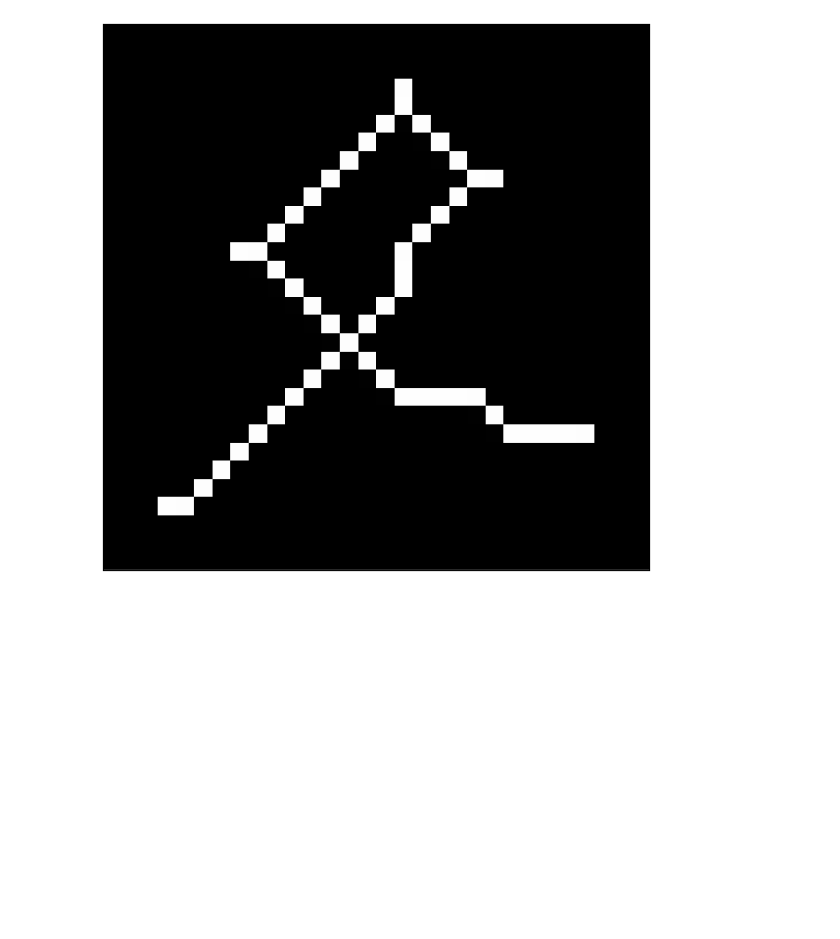
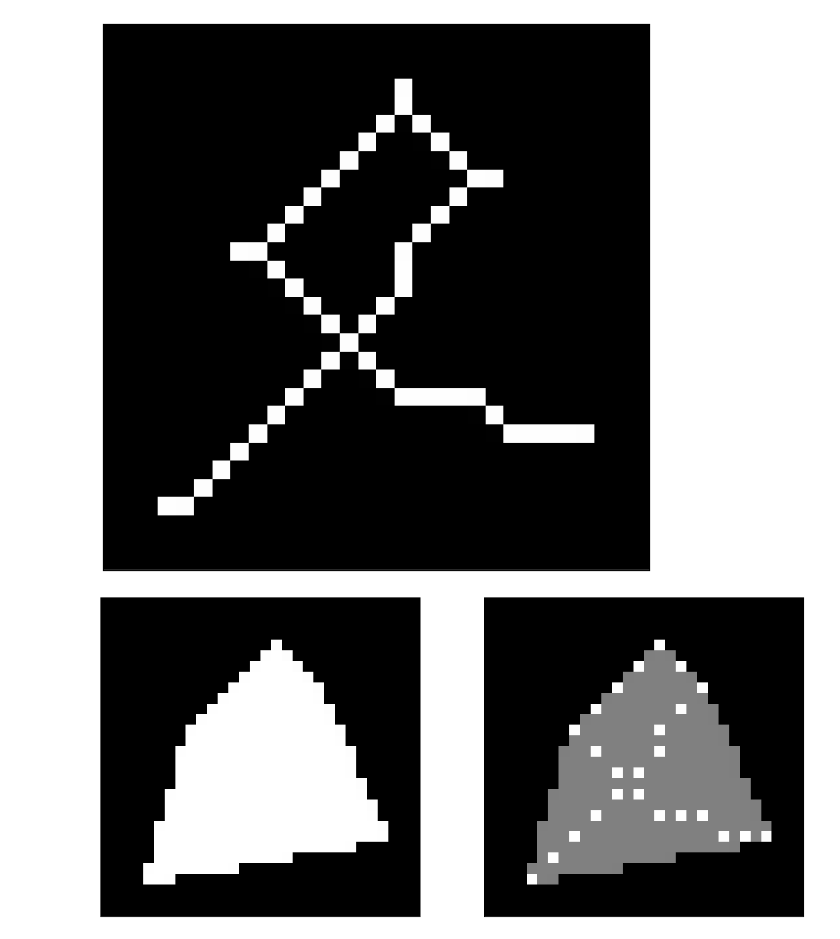
Before and after one commit to mycarta/rainbowbot, a Jupyter notebook: get_path_points.ipynb, the cells around one changed output. Cells and saved outputs as stored; diff of their text form; code cells hidden in the pictures; blank space fills up the shorter version.

```diff
--- a/get_path_points.ipynb
+++ b/get_path_points.ipynb
@@ -75,3 +79,25 @@ ax.yaxis.set_ticks([])
 plt.show()
 # %% [output]
 [figure]
+# %%
+# find convex hull
+chull = convex_hull_image(points)
+points_chull = np.copy(points)
+points_chull[chull] += 1
+
+# plot
+fig = plt.figure(figsize=(20, 10))
+
+ax1 = fig.add_subplot(1, 2, 1)
+plt.imshow(chull, cmap='gray',interpolation= 'none')
+ax1.set_xticks([])
+ax1.set_yticks([])
+
+ax2 = fig.add_subplot(1, 2, 2)
+plt.imshow(points_chull, cmap='gray',interpolation= 'none')
+ax2.set_xticks([])
+ax2.set_yticks([])
+
+plt.show()
+# %% [output]
+[figure, added]
```
Also changed, not shown: parts of 3 cells of this notebook.
